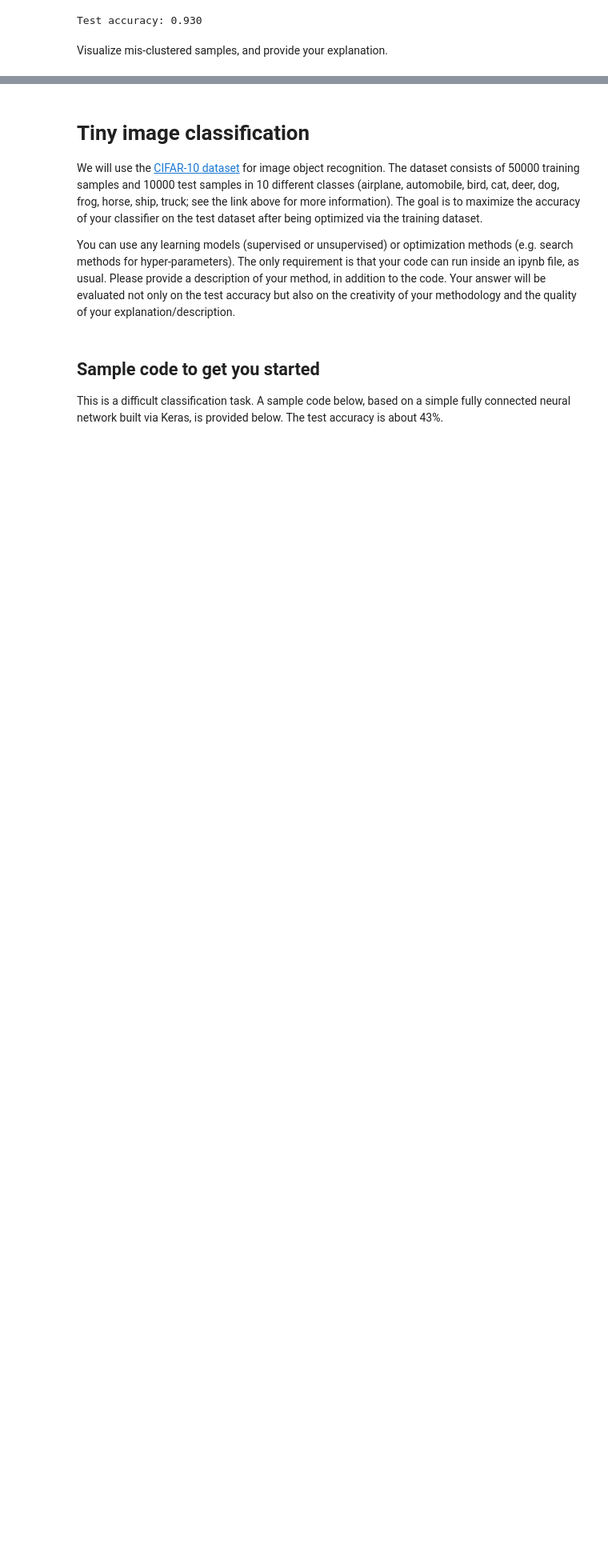
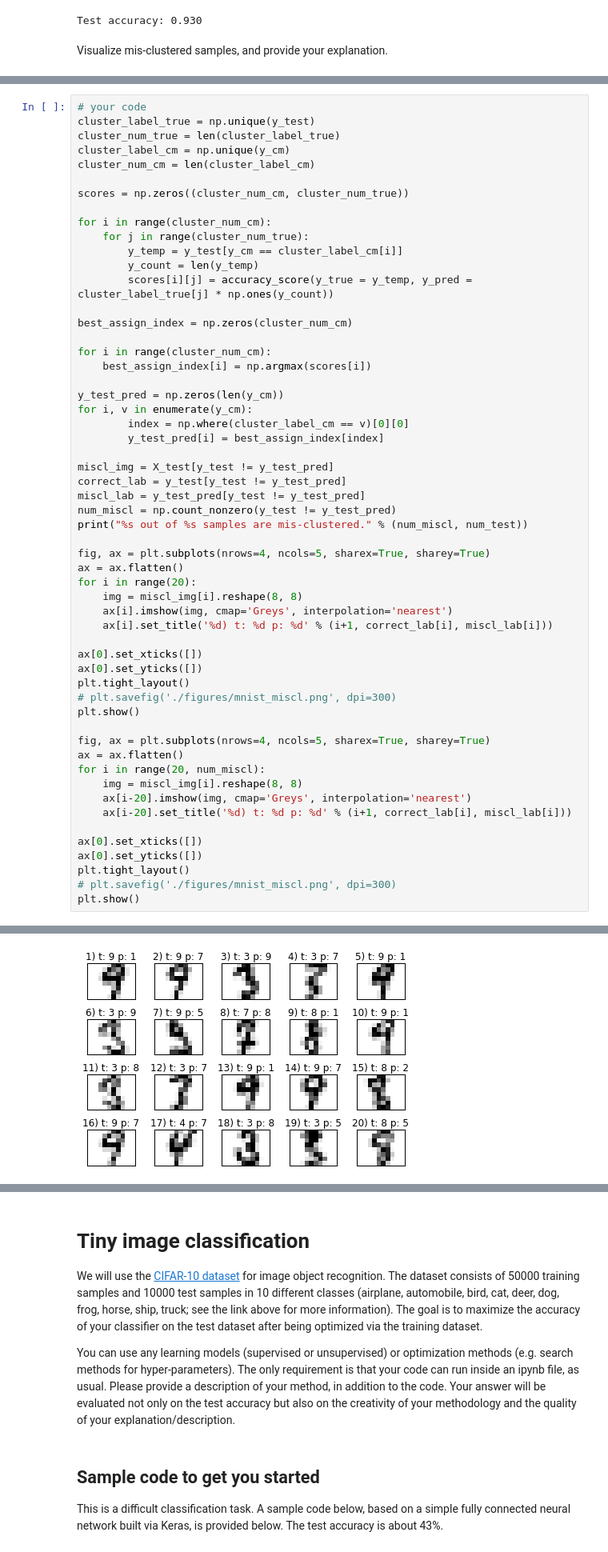
Before and after one commit to xdnian/pyml, a Jupyter notebook: assignments/ex06_ch1113_xdnian.ipynb, the cells around one changed output, grey strips where cells are left out. Shown at 80% size. Drawn from its saved outputs; the diff is of its cells as text; blank space fills up the shorter version.

```diff
--- a/assignments/ex06_ch1113_xdnian.ipynb
+++ b/assignments/ex06_ch1113_xdnian.ipynb
@@ -258,0 +255,57 @@ your explanation
+# %%
+# your code
+cluster_label_true = np.unique(y_test)
+cluster_num_true = len(cluster_label_true)
+cluster_label_cm = np.unique(y_cm)
+cluster_num_cm = len(cluster_label_cm)
+
+scores = np.zeros((cluster_num_cm, cluster_num_true))
+
+for i in range(cluster_num_cm):
+    for j in range(cluster_num_true):
+        y_temp = y_test[y_cm == cluster_label_cm[i]]
+        y_count = len(y_temp)
+        scores[i][j] = accuracy_score(y_true = y_temp, y_pred = cluster_label_true[j] * np.ones(y_count))
+
+best_assign_index = np.zeros(cluster_num_cm)
+
+for i in range(cluster_num_cm):
+    best_assign_index[i] = np.argmax(scores[i])
+
+y_test_pred = np.zeros(len(y_cm))
+for i, v in enumerate(y_cm):
+        index = np.where(cluster_label_cm == v)[0][0]
+        y_test_pred[i] = best_assign_index[index]
+
+miscl_img = X_test[y_test != y_test_pred]
+correct_lab = y_test[y_test != y_test_pred]
+miscl_lab = y_test_pred[y_test != y_test_pred]
+num_miscl = np.count_nonzero(y_test != y_test_pred)
+print("%s out of %s samples are mis-clustered." % (num_miscl, num_test))
+
+fig, ax = plt.subplots(nrows=4, ncols=5, sharex=True, sharey=True)
+ax = ax.flatten()
+for i in range(20):
+    img = miscl_img[i].reshape(8, 8)
+    ax[i].imshow(img, cmap='Greys', interpolation='nearest')
+    ax[i].set_title('%d) t: %d p: %d' % (i+1, correct_lab[i], miscl_lab[i]))
+
+ax[0].set_xticks([])
+ax[0].set_yticks([])
+plt.tight_layout()
+# plt.savefig('./figures/mnist_miscl.png', dpi=300)
+plt.show()
+
+fig, ax = plt.subplots(nrows=4, ncols=5, sharex=True, sharey=True)
+ax = ax.flatten()
+for i in range(20, num_miscl):
+    img = miscl_img[i].reshape(8, 8)
+    ax[i-20].imshow(img, cmap='Greys', interpolation='nearest')
+    ax[i-20].set_title('%d) t: %d p: %d' % (i+1, correct_lab[i], miscl_lab[i]))
+
+ax[0].set_xticks([])
+ax[0].set_yticks([])
+plt.tight_layout()
+# plt.savefig('./figures/mnist_miscl.png', dpi=300)
+plt.show()
+# %% [output]
@@ -258,0 +313 @@ your explanation
+[figure, added]
```
Also changed, not shown: parts of 20 cells of this notebook.
